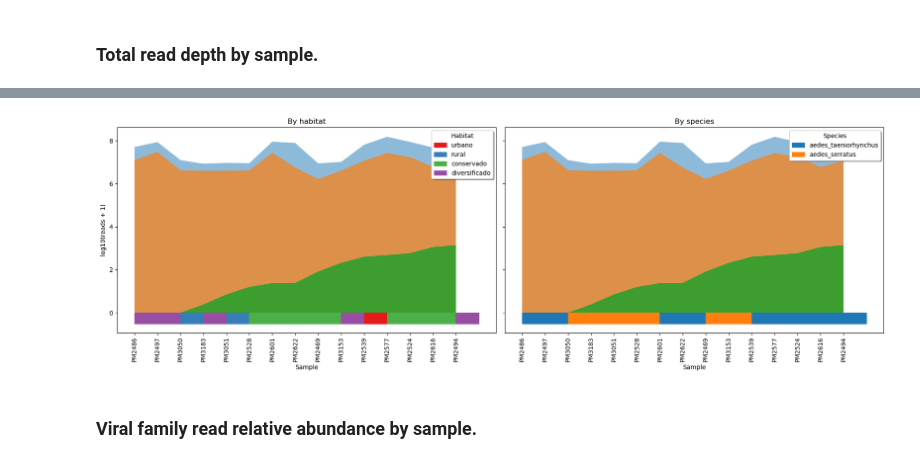
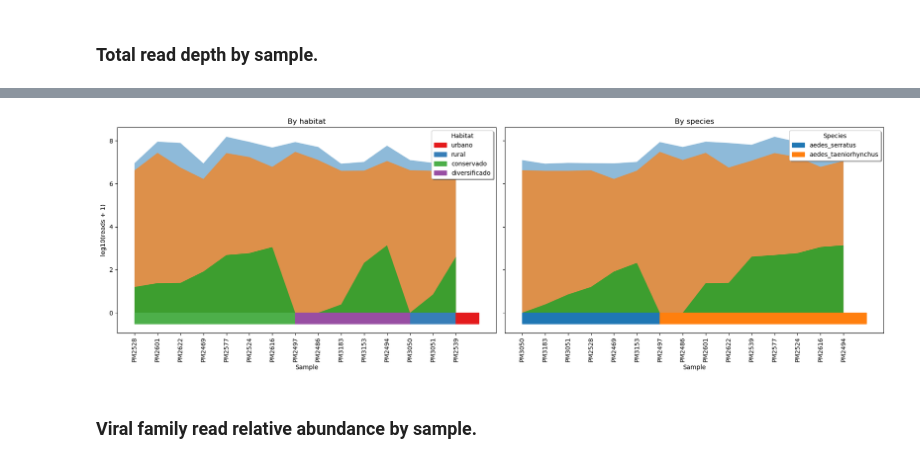
Before and after one commit to mgarciak-LEVE/mosquito_virome_yucatan_LEVE, a Jupyter notebook: scripts/czid_analysis/sequence_analysis.ipynb, the cells around one changed output, grey strips where cells are left out. Saved outputs shown, nothing was run; the diff lists cells and outputs as text; code cells hidden in the pictures.

```diff
--- a/scripts/czid_analysis/sequence_analysis.ipynb
+++ b/scripts/czid_analysis/sequence_analysis.ipynb
@@ -692,8 +713,10 @@ df_plot["total_log"] = np.log10(df_plot["total_reads"] + 1)
 df_plot["non_host_log"] = np.log10(df_plot["non_host_reads"] + 1)
 df_plot["viral_log"] = np.log10(df_plot["viral_reads"] + 1)
 
+df_plot["species"] = df_metadata.set_index("sample_name")["species"]
+
 # Order by total reads.
-df_plot = df_plot.sort_values("viral_reads", ascending=True)
+df_plot = df_plot.sort_values(["species", "viral_reads"], ascending=[True, True])
 
 # Plotting
 plt.figure(figsize=(14, 6))
@@ -718,5 +741,18 @@ plt.legend(
     fontsize=10
     )
 plt.tight_layout()
+
+# Full path
+output_path = base_path / 'results' / 'czid' / 'ReadRetention.png'
+
+plt.savefig(
+    output_path,
+    dpi=300,                    # Resolution
+    bbox_inches='tight',        # Removes extra white space
+    format='png',               # Format
+    transparent=False,          # Set to True for transparent background
+    facecolor='white'           # Background color
+)
+
 plt.show()
 # %% [output]
@@ -724,34 +760,31 @@ plt.show()
 # %%
-# Order by total reads.
-df_plot = df_plot.sort_values("viral_reads", ascending=True)
+df_plot["species"] = df_metadata.set_index("sample_name")["species"]
+df_plot["habitat"] = df_metadata.set_index("sample_name")["habitat"]
 
-x = range(len(df_plot))
+# Create two differently sorted dataframes
+df_plot_habitat = df_plot.sort_values(["habitat", "viral_reads"], ascending=[True, True])
+df_plot_species = df_plot.sort_values(["species", "viral_reads"], ascending=[True, True])
 
 # Create 2 subplots for habitat and species coloring
 fig, (ax1, ax2) = plt.subplots(1, 2, figsize=(18, 6), sharey=True)
-
-
-# Add metadata
-df_plot['habitat'] = df_plot.loc[df_plot.index, 'habitat']
-df_plot['species'] = df_plot.loc[df_plot.index, 'species']
-df_plot['sample_name'] = df_plot.index
-
 
 #==============
 #   HABITAT
 #==============
 
-habitat_colors = df_plot["habitat"].map({
+x1 = range(len(df_plot_habitat))
+
+
+habitat_colors = df_plot_habitat["habitat"].map({
     "urbano": "#e41a1c",
     "rural": "#377eb8",
     "conservado": "#4daf4a",
     "diversificado": "#984ea3"
 })
 
-ax1.fill_between(x, df_plot["total_log"], label="Total reads", alpha=0.5)
-ax1.fill_between(x, df_plot["non_host_log"], label="Non-host reads", alpha=0.7)
-ax1.fill_between(x, df_plot["viral_log"], label="Viral reads", alpha=0.9)
-
+ax1.fill_between(x1, df_plot_habitat["total_log"], label="Total reads", alpha=0.5)
+ax1.fill_between(x1, df_plot_habitat["non_host_log"], label="Non-host reads", alpha=0.7)
+ax1.fill_between(x1, df_plot_habitat["viral_log"], label="Viral reads", alpha=0.9)
 
 # Color bars by habitat
 for i, c in enumerate(habitat_colors):
@@ -762,22 +795,24 @@ for i, c in enumerate(habitat_colors):
 ax1.set_title("By habitat")
 ax1.set_xlabel("Sample")
 ax1.set_ylabel("log10(reads + 1)")
-ax1.set_xticks(x)
-ax1.set_xticklabels(df_plot.index, rotation=90)
+ax1.set_xticks(x1)
+ax1.set_xticklabels(df_plot_habitat.index, rotation=90)
 
 #==============
 #   SPECIES
 #==============
 
-species_unique = df_plot["species"].unique()
+x2 = range(len(df_plot_species))
+
+species_unique = df_plot_species["species"].unique()
 palette = sns.color_palette("tab10", len(species_unique))
 species_dict = dict(zip(species_unique, palette))
 
-colors_species = df_plot["species"].map(species_dict)
+colors_species = df_plot_species["species"].map(species_dict)
 
-ax2.fill_between(x, df_plot["total_log"], label="Total reads", alpha=0.5)
-ax2.fill_between(x, df_plot["non_host_log"], label="Non-host reads", alpha=0.7)
-ax2.fill_between(x, df_plot["viral_log"], label="Viral reads", alpha=0.9)
+ax2.fill_between(x2, df_plot_species["total_log"], label="Total reads", alpha=0.5)
+ax2.fill_between(x2, df_plot_species["non_host_log"], label="Non-host reads", alpha=0.7)
+ax2.fill_between(x2, df_plot_species["viral_log"], label="Viral reads", alpha=0.9)
 
 # Color bars by species
 for i, c in enumerate(colors_species):
@@ -788,12 +823,11 @@ for i, c in enumerate(colors_species):
 ax2.set_title("By species")
 ax2.set_xlabel("Sample")
 ax2.set_xticks(x)
-ax2.set_xticklabels(df_plot.index, rotation=90)
+ax2.set_xticklabels(df_plot_species.index, rotation=90)
 
 #==============
-#   LEYENDS
+#   LEGENDS
 #==============
-
 
 hab_legend = [
     mpatches.Patch(color=color, label=hab)
@@ -808,38 +842,50 @@ hab_legend = [
 sp_legend = [
     mpatches.Patch(color=color, label=sp)
     for sp, color in species_dict.items()
 ]
 
 ax1.legend(
     handles=hab_legend,
     title="Habitat",
     loc="upper right",
     frameon=True,
     fancybox=True,
     shadow=True,
     fontsize=10
-    )
+)
 
 ax2.legend(
     handles=sp_legend,
     title="Species",
     loc="upper right",
     frameon=True,
     fancybox=True,
     shadow=True,
     fontsize=10
-    )
-
-
+)
 
 #==============
 #   LAYOUT
 #==============
 
 plt.tight_layout()
+
+# Full path
+output_path = base_path / 'results' / 'czid' / 'ReadRetention_ByHabitat_and_BySpecies.png'
+
+plt.savefig(
+    output_path,
+    dpi=300,                    # Resolution
+    bbox_inches='tight',        # Removes extra white space
+    format='png',               # Format
+    transparent=False,          # Set to True for transparent background
+    facecolor='white'           # Background color
+)
+
+
 plt.show()
 # %% [output]
-[figure, old version]
+[figure, new version]
 # %% [markdown]
 ### Viral family read relative abundance by sample.
 # %%
```
Also changed, not shown: parts of 4 cells of this notebook, 5 other files.
